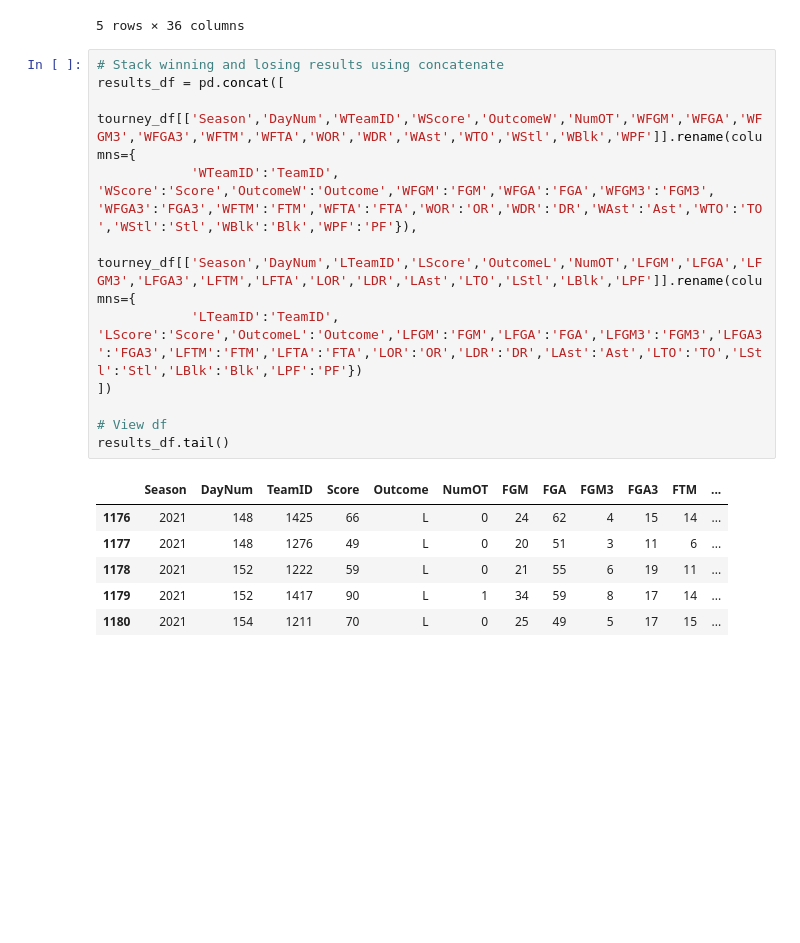
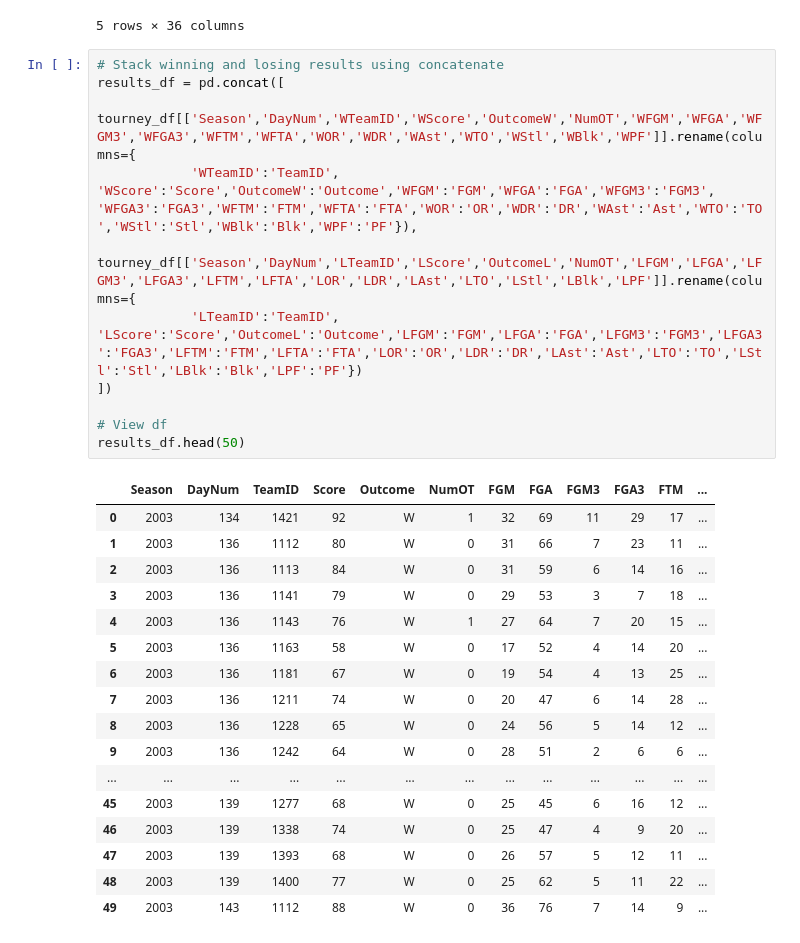
Before and after one commit to ShaneDoane/Final-Project, a Jupyter notebook: TourneyConcat.ipynb, the cells around one changed output. Cells and saved outputs as stored; diff of their text form; blank space fills up the shorter version.

```diff
--- a/TourneyConcat.ipynb
+++ b/TourneyConcat.ipynb
@@ -44,18 +44,29 @@ tourney_df.head()
 # %%
 # Stack winning and losing results using concatenate
 results_df = pd.concat([
         tourney_df[['Season','DayNum','WTeamID','WScore','OutcomeW','NumOT','WFGM','WFGA','WFGM3','WFGA3','WFTM','WFTA','WOR','WDR','WAst','WTO','WStl','WBlk','WPF']].rename(columns={
             'WTeamID':'TeamID', 'WScore':'Score','OutcomeW':'Outcome','WFGM':'FGM','WFGA':'FGA','WFGM3':'FGM3', 'WFGA3':'FGA3','WFTM':'FTM','WFTA':'FTA','WOR':'OR','WDR':'DR','WAst':'Ast','WTO':'TO','WStl':'Stl','WBlk':'Blk','WPF':'PF'}),
         tourney_df[['Season','DayNum','LTeamID','LScore','OutcomeL','NumOT','LFGM','LFGA','LFGM3','LFGA3','LFTM','LFTA','LOR','LDR','LAst','LTO','LStl','LBlk','LPF']].rename(columns={
             'LTeamID':'TeamID', 'LScore':'Score','OutcomeL':'Outcome','LFGM':'FGM','LFGA':'FGA','LFGM3':'FGM3','LFGA3':'FGA3','LFTM':'FTM','LFTA':'FTA','LOR':'OR','LDR':'DR','LAst':'Ast','LTO':'TO','LStl':'Stl','LBlk':'Blk','LPF':'PF'})
 ])
 
 # View df
-results_df.tail()
+results_df.head(50)
 # %% [output]
 |  | Season | DayNum | TeamID | Score | Outcome | NumOT | FGM | FGA | FGM3 | FGA3 | FTM | ... |
-| 1176 | 2021 | 148 | 1425 | 66 | L | 0 | 24 | 62 | 4 | 15 | 14 | ... |
-| 1177 | 2021 | 148 | 1276 | 49 | L | 0 | 20 | 51 | 3 | 11 | 6 | ... |
-| 1178 | 2021 | 152 | 1222 | 59 | L | 0 | 21 | 55 | 6 | 19 | 11 | ... |
-| 1179 | 2021 | 152 | 1417 | 90 | L | 1 | 34 | 59 | 8 | 17 | 14 | ... |
-| 1180 | 2021 | 154 | 1211 | 70 | L | 0 | 25 | 49 | 5 | 17 | 15 | ... |
+| 0 | 2003 | 134 | 1421 | 92 | W | 1 | 32 | 69 | 11 | 29 | 17 | ... |
+| 1 | 2003 | 136 | 1112 | 80 | W | 0 | 31 | 66 | 7 | 23 | 11 | ... |
+| 2 | 2003 | 136 | 1113 | 84 | W | 0 | 31 | 59 | 6 | 14 | 16 | ... |
+| 3 | 2003 | 136 | 1141 | 79 | W | 0 | 29 | 53 | 3 | 7 | 18 | ... |
+| 4 | 2003 | 136 | 1143 | 76 | W | 1 | 27 | 64 | 7 | 20 | 15 | ... |
+| 5 | 2003 | 136 | 1163 | 58 | W | 0 | 17 | 52 | 4 | 14 | 20 | ... |
+| 6 | 2003 | 136 | 1181 | 67 | W | 0 | 19 | 54 | 4 | 13 | 25 | ... |
+| 7 | 2003 | 136 | 1211 | 74 | W | 0 | 20 | 47 | 6 | 14 | 28 | ... |
+| 8 | 2003 | 136 | 1228 | 65 | W | 0 | 24 | 56 | 5 | 14 | 12 | ... |
+| 9 | 2003 | 136 | 1242 | 64 | W | 0 | 28 | 51 | 2 | 6 | 6 | ... |
+| ... | ... | ... | ... | ... | ... | ... | ... | ... | ... | ... | ... | ... |
+| 45 | 2003 | 139 | 1277 | 68 | W | 0 | 25 | 45 | 6 | 16 | 12 | ... |
+| 46 | 2003 | 139 | 1338 | 74 | W | 0 | 25 | 47 | 4 | 9 | 20 | ... |
+| 47 | 2003 | 139 | 1393 | 68 | W | 0 | 26 | 57 | 5 | 12 | 11 | ... |
+| 48 | 2003 | 139 | 1400 | 77 | W | 0 | 25 | 62 | 5 | 11 | 22 | ... |
+| 49 | 2003 | 143 | 1112 | 88 | W | 0 | 36 | 76 | 7 | 14 | 9 | ... |
```
Also changed, not shown: 3 other files.
